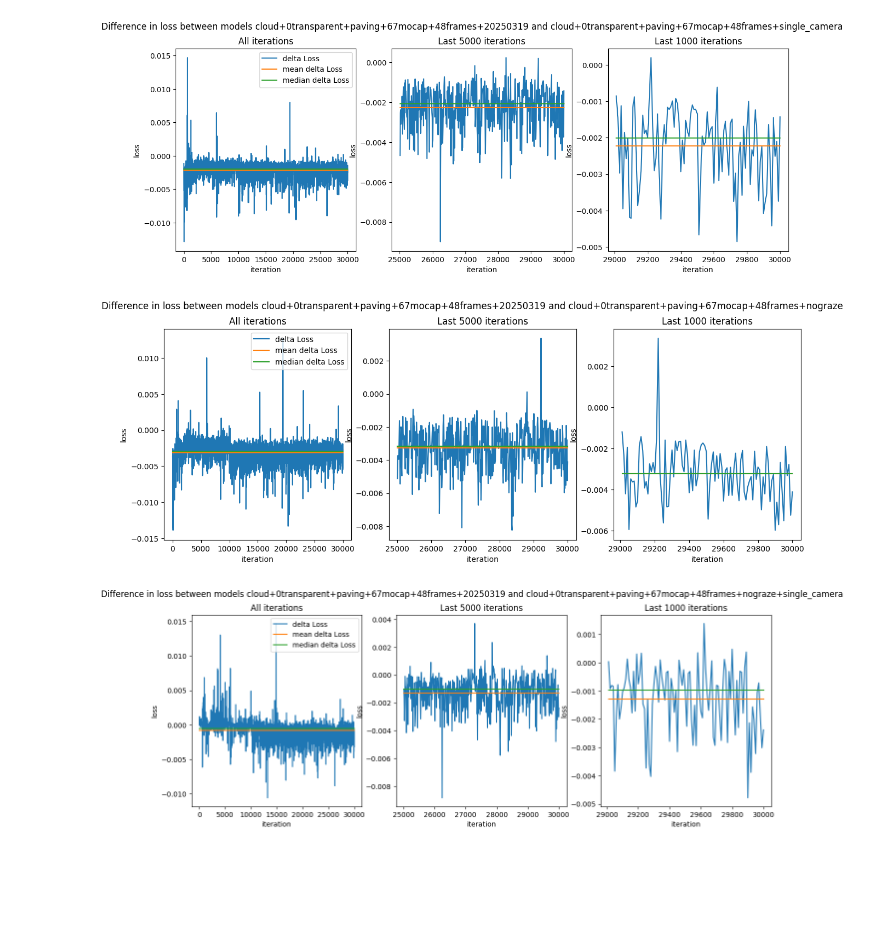
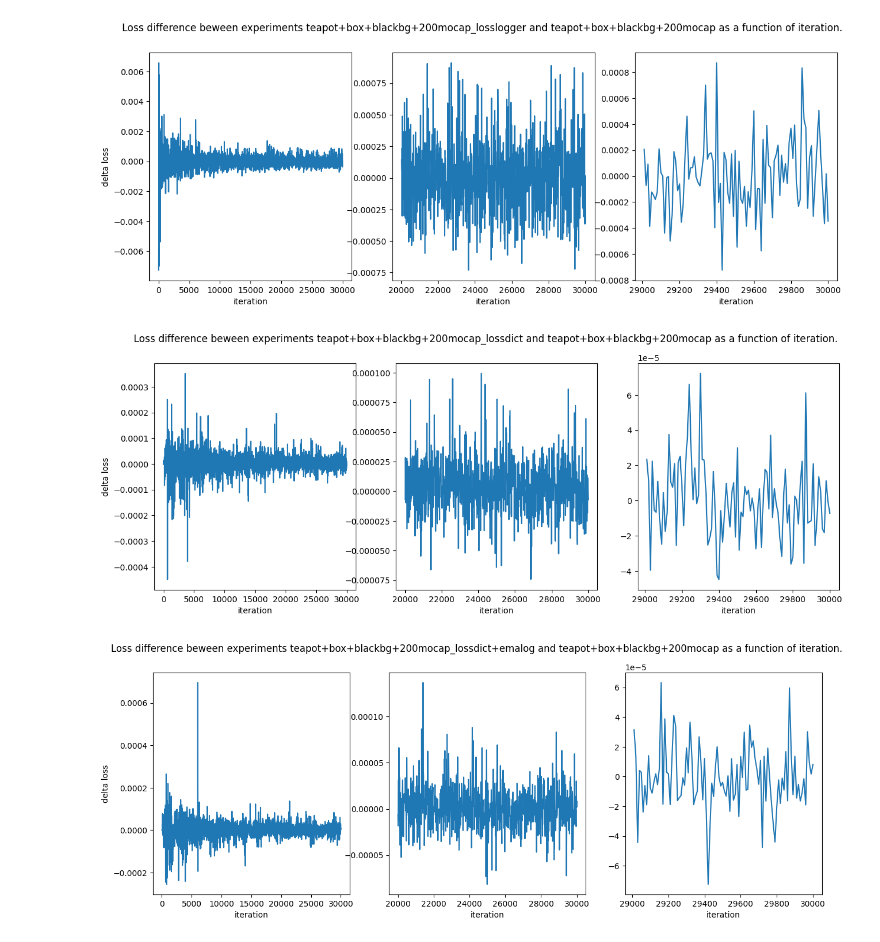
Before and after one commit to byrax15/SpacetimeGaussians, a Jupyter notebook: Plot.ipynb, the cells around one changed output. Drawn from its saved outputs; the diff is of its cells as text; code cells hidden in the pictures; blank space fills up the shorter version.

```diff
--- a/Plot.ipynb
+++ b/Plot.ipynb
@@ -71,47 +67,32 @@ for csv_file_name in cloud_names:
-# %%
-csv_files = [open(name, 'r') for name in cloud_names]
-loss_data = [pd.read_csv(csv_file, delimiter=' ') for csv_file in csv_files]
-for (n, name) in it.islice(enumerate(cloud_names), 1, None):
-    difference = pd.DataFrame({
-        "iteration": loss_data[n]['iteration'],
-        "delta Loss": loss_data[n]['loss']-loss_data[0]["loss"]})
-    fig, ax = plt.subplots(1, 1+len(plot_tails), figsize=(15, 5))
-    fig.suptitle(f'Difference in loss between models {cloud_names[0].split('/')[-2]} and {cloud_names[n].split("/")[-2]}')
-    ax[0].set_title(f'All iterations')
-    ax[0].set_xlabel('iteration')
-    ax[0].set_ylabel('loss')
-    ax[0].plot(
-        difference['iteration'],
-        difference['delta Loss'],
-        label = 'delta Loss')
-    ax[0].plot(
-        difference['iteration'],
-        difference['delta Loss'].mean().repeat(len(difference['iteration'])),
-        label = 'mean delta Loss')
-    ax[0].plot(
-        difference['iteration'],
-        difference['delta Loss'].median().repeat(len(difference['iteration'])),
-        label = 'median delta Loss')
-    ax[0].legend(['delta Loss', 'mean delta Loss', 'median delta Loss'])
-    for (i, tail) in enumerate(plot_tails):
-        ax[i+1].set_title(f'Last {tail} iterations')
-        ax[i+1].set_xlabel('iteration')
-        ax[i+1].set_ylabel('loss')
-        n_points = int(tail/tails_data_resolution)
-        ax[i+1].plot(
-            difference['iteration'].tail(n_points),
-            difference['delta Loss'].tail(n_points),
-            label = 'delta Loss')
-        ax[i+1].plot(
-            difference['iteration'].tail(n_points),
-            difference['delta Loss'].tail(n_points).mean().repeat(n_points),
-            label = 'mean delta Loss')
-        ax[i+1].plot(
-            difference['iteration'].tail(n_points),
-            difference['delta Loss'].tail(n_points).median().repeat(n_points),
-            label = 'median delta Loss')
-    fig.show()
-# %% [output]
-[figure, removed]
-[figure, removed]
-[figure, removed]
+# %%
+from math import lcm
+
+for csv in loss_csvs[1:]:
+    refdata = loss_csvs[0].data()
+    if 'loss_name' in refdata.columns:
+        refdata = refdata[refdata['loss_name'] == 'loss']
+    data = csv.data()
+    if 'loss_name' in data.columns:
+        data = data[data['loss_name'] == 'loss']
+
+    common_sample_granularity = lcm(csv.resolution, loss_csvs[0].resolution)
+    if csv.resolution < loss_csvs[0].resolution:
+        resolution_mask = data['iteration'] % common_sample_granularity == 0
+        data = data[resolution_mask]
+    else:
+        resolution_mask = refdata['iteration'] % common_sample_granularity == 0
+        refdata = refdata[resolution_mask]
+    delta_loss = data['loss'].reset_index(drop=True) - refdata['loss'].reset_index(drop=True)
+    fig, axs = plt.subplots(1, 3, figsize=(15, 5))
+    fig.suptitle(
+        f"Loss difference beween experiments {csv.experiment_name()} and {loss_csvs[0].experiment_name()} as a function of iteration.")
+    axs[0].set_ylabel('delta loss')
+    for i, tail in enumerate([30000, 10000, 1000]):
+        tail_resolution = tail // common_sample_granularity
+        axs[i].set_xlabel('iteration')
+        axs[i].plot(data['iteration'].tail(tail_resolution),
+                    delta_loss.tail(tail_resolution))
+# %% [output]
+[figure, added]
+[figure, added]
+[figure, added]
```
Also changed, not shown: parts of 5 cells of this notebook, 3 other files.
